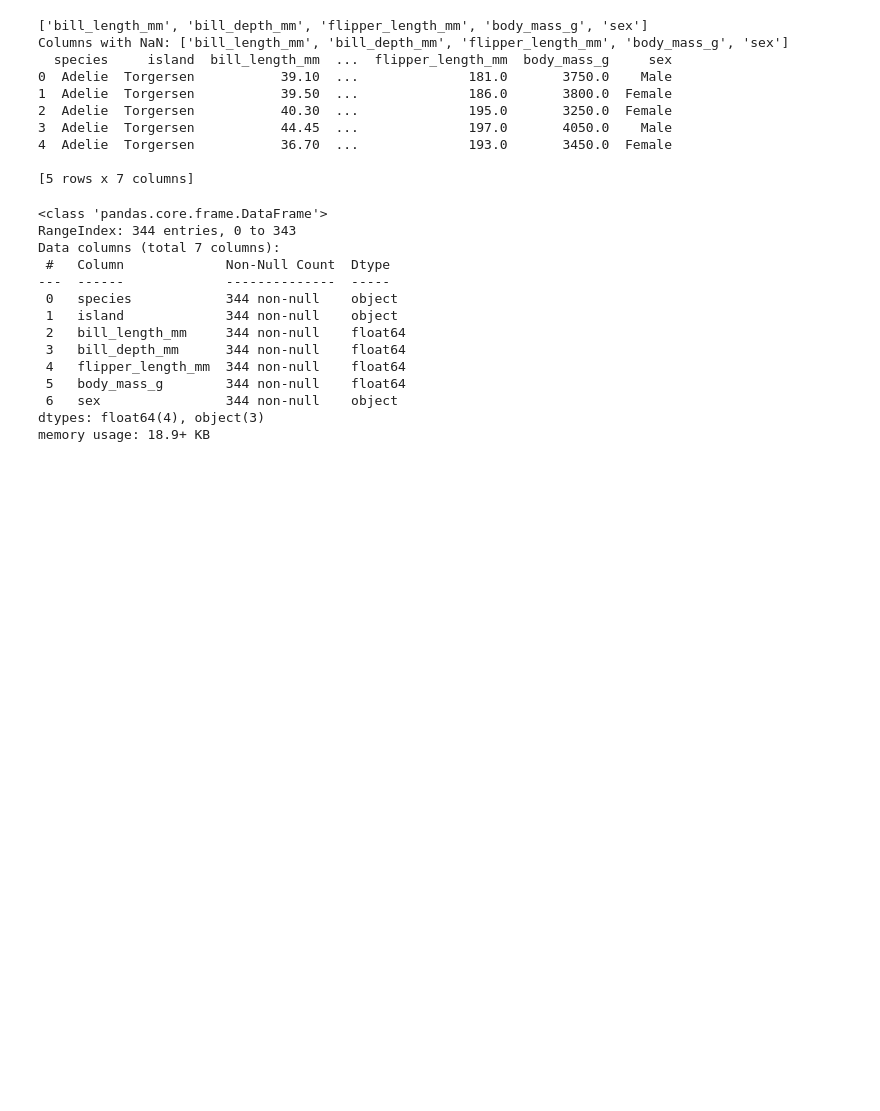
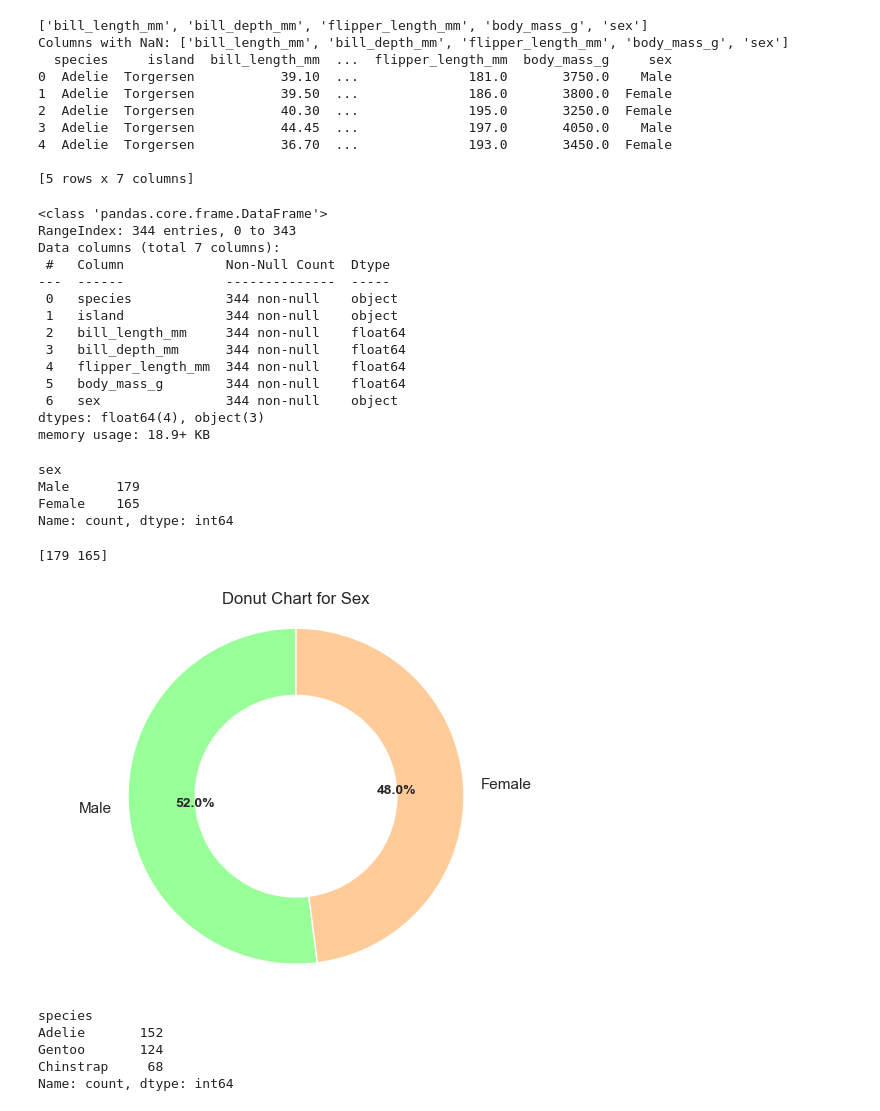
Before and after one commit to OlawoyeOladip/PenguinRegression, a Jupyter notebook: src/main.ipynb, the cells around one changed output. Cells and saved outputs as stored; diff of their text form; code cells hidden in the pictures; blank space fills up the shorter version.

```diff
--- a/src/main.ipynb
+++ b/src/main.ipynb
@@ -93,9 +93,9 @@ print(cols)
 print("Columns with NaN:", cols)
 
 for col in cols:
-    new_df = take_care_of_nan(df, col)
+    df = take_care_of_nan(df, col)
 
-print(new_df.head())
+print(df.head())
 # %% [output]
 ['bill_length_mm', 'bill_depth_mm', 'flipper_length_mm', 'body_mass_g', 'sex']
 Columns with NaN: ['bill_length_mm', 'bill_depth_mm', 'flipper_length_mm', 'body_mass_g', 'sex']
@@ -124,3 +124,54 @@ Data columns (total 7 columns):
  6   sex                344 non-null    object
 dtypes: float64(4), object(3)
 memory usage: 18.9+ KB
+# %%
+print(df['sex'].value_counts())
+# %% [output]
+sex
+Male      179
+Female    165
+Name: count, dtype: int64
+# %%
+print(df['sex'].value_counts().values)
+# %% [output]
+[179 165]
+# %%
+colors = ['#99ff99','#ffcc99']
+# %%
+# Set the theme
+sns.set_theme(style="darkgrid")
+# %%
+fig, ax = plt.subplots()
+wedges, texts, autotexts = ax.pie(
+    df['sex'].value_counts().values,
+    labels=df['sex'].value_counts().index,
+    autopct='%1.1f%%',
+    startangle=90,
+    colors=colors,
+    wedgeprops=dict(width=0.4)  # 👈 controls the hole size
+)
+
+# Equal aspect ratio ensures the pie is circular
+ax.axis('equal')
+
+plt.setp(autotexts, size=10, weight="bold")
+plt.title("Donut Chart for Sex")
+
+images = Path("images")
+images.mkdir(parents=True, exist_ok=True)
+donut_path = images / 'donut_chart.png'
+
+# Save as PNG
+plt.savefig(donut_path, dpi=300, bbox_inches="tight")
+
+plt.show()
+# %% [output]
+[figure, added]
+# %%
+print(df['species'].value_counts())
+# %% [output]
+species
+Adelie       152
+Gentoo       124
+Chinstrap     68
+Name: count, dtype: int64
```
Also changed, not shown: parts of 3 cells of this notebook, 2 other files.
